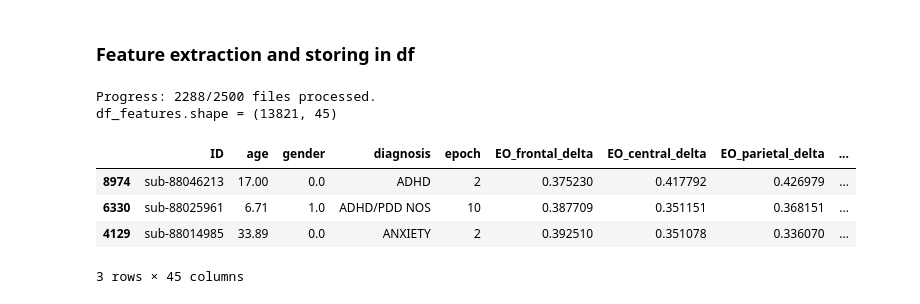
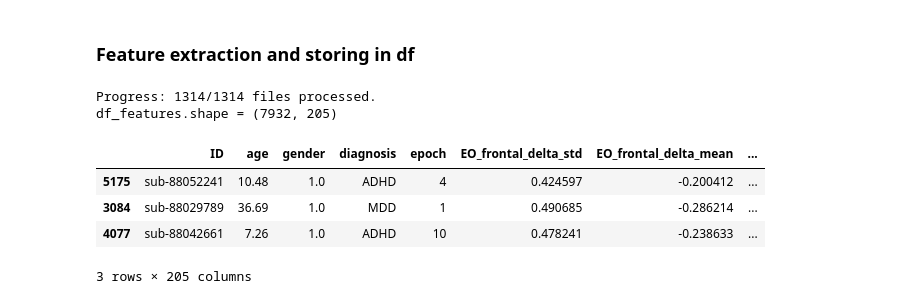
Before and after one commit to TSmolders/Internship_EEG, a Jupyter notebook: 2_feature_extraction.ipynb, the cells around one changed output. Saved outputs shown, nothing was run; the diff lists cells and outputs as text; code cells hidden in the pictures.

```diff
--- a/2_feature_extraction.ipynb
+++ b/2_feature_extraction.ipynb
@@ -22,7 +22,5 @@ and excluding replication data
 # %%
 df_participants = pd.read_pickle('D:\Documents\RU\Master_Neurobiology\Internship_jaar_2\Project\TD-BRAIN\TDBRAIN_participants_V2_data\df_participants.pkl')
 print(f'all participants: {df_participants.shape}')
-df_participants = df_participants[df_participants['DISC/REP'] == 'DISCOVERY'] # select the discovery group
-print(f'discovery participants: {df_participants.shape}')
-df_participants.head(5)
+df_participants.sample(5)
 # %% [output]
@@ -173,6 +170,7 @@ print(info)
 # %% [markdown]
 ### Feature extraction and storing in df
 # %%
+import scipy
 # calculate variance in power per freq band and per channel group for each file and store in dataframe
 eeg_dir = "D:\Documents\RU\Master_Neurobiology\Internship_jaar_2\Project\TD-BRAIN\TDBRAIN-dataset-derivatives\derivatives\preprocessed"
 
@@ -189,7 +187,7 @@ if count == 1:
     total_files = 0
     for _, dirs, files in os.walk(eeg_dir):
         #dirs[:] = [d for d in dirs if d not in exlude_dirs] # exclude directories
-        total_files += len([file for file in files if '.npy' in file and 'ses-1' in file and 'BAD' not in file])
+        total_files += len([file for file in files if any(sample_id in file for sample_id in sample_ids) and '.npy' in file and 'ses-1' in file and 'BAD' not in file])
 
 for subdir, dirs, files in os.walk(eeg_dir): # iterate through all files
     #dirs[:] = [d for d in dirs if d not in exlude_dirs] # exclude directories
@@ -216,10 +214,8 @@ for subdir, dirs, files in os.walk(eeg_dir): # iterate through all files
                 # determine age, gender, and diagnosis of participant
                 age = df_participants.loc[df_participants['participants_ID'] == file.split('_')[0], 'age'].values[0]
                 gender = df_participants.loc[df_participants['participants_ID'] == file.split('_')[0], 'gender'].values[0]
-                if df_participants.loc[df_participants['participants_ID'] == file.split('_')[0], 'formal_status'].values[0] == 'UNKNOWN':
-                    diagnosis = df_participants.loc[df_participants['participants_ID'] == file.split('_')[0], 'indication'].values[0]
-                if df_participants.loc[df_participants['participants_ID'] == file.split('_')[0], 'formal_status'].values[0] != 'UNKNOWN':
-                    diagnosis = df_participants.loc[df_participants['participants_ID'] == file.split('_')[0], 'formal_status'].values[0]
+                diagnosis = df_participants.loc[df_participants['participants_ID'] == file.split('_')[0], 'diagnosis'].values[0]
+
 
                 # add data to empty dictionary
                 feature_dict = {}
@@ -239,38 +235,59 @@ for subdir, dirs, files in os.walk(eeg_dir): # iterate through all files
                             n_cycles=(bands[band] / 2),
                             time_bandwidth=4, # just random for now
                             use_fft=True,
                             return_itc=False,
                             average=False,
                             decim=8, # decim reduces sampling rate of the tf decomposition by the defined factor
                             n_jobs=-1,
                             picks=channel_groups[group])
                         tfr_mt.apply_baseline((None, None), mode='logratio') # baseline correction, (None, None) = whole epoch
 
                         # compute average spectral spower per epoch per channel group
                         tfr_mt_std = np.std(tfr_mt.data, axis = 3) # calculate stdev over time
                         tfr_mt_std_mean = np.mean(tfr_mt_std, axis = (1, 2)) # calculate mean of stdev over channels and frequencies
 
-                        feature_dict[f'{cond}_{group}_{band}'] = tfr_mt_std_mean # add to dictionary
+                        # compute average spectral power per epoch per channel group
+                        tfr_mt_mean = np.mean(tfr_mt.data, axis = 3)
+                        tfr_mt_mean_mean = np.mean(tfr_mt_mean, axis = (1, 2))
+
+                        # compute median spectral power per epoch per channel group
+                        tfr_mt_mean_median = np.median(tfr_mt_mean, axis = (1, 2))
+
+                        # compute skewness of spectral power per epoch per channel group
+                        tfr_mt_skew = scipy.stats.skew(tfr_mt.data, axis = 3)
+                        tfr_mt_skew_mean = np.mean(tfr_mt_skew, axis = (1, 2))
+
+                        # compute kurtosis of spectral power per epoch per channel group
+                        tfr_mt_kurt = scipy.stats.kurtosis(tfr_mt.data, axis = 3)
+                        tfr_mt_kurt_mean = np.mean(tfr_mt_kurt, axis = (1, 2))
+
+
+                        # add to dictionary
+                        feature_dict[f'{cond}_{group}_{band}_std'] = tfr_mt_std_mean
+                        feature_dict[f'{cond}_{group}_{band}_mean'] = tfr_mt_mean_mean
+                        feature_dict[f'{cond}_{group}_{band}_median'] = tfr_mt_mean_median
+                        feature_dict[f'{cond}_{group}_{band}_skew'] = tfr_mt_skew_mean
+                        feature_dict[f'{cond}_{group}_{band}_kurt'] = tfr_mt_kurt_mean
 
                 # add to dataframe
                 if cond == 'EC':
                     df_ec_features = pd.concat([df_ec_features, pd.DataFrame(feature_dict)], ignore_index = True)
                 if cond == 'EO':
                     df_eo_features = pd.concat([df_eo_features, pd.DataFrame(feature_dict)], ignore_index = True)
 
                 print(f'\rProgress: {count}/{total_files} files processed.', end = '')
                 count += 1
 
 # merge EO and EC dataframes
 df_features = pd.merge(df_eo_features, df_ec_features.drop(columns=['age', 'gender', 'diagnosis']),  how='outer', on=['ID', 'epoch'])
 del df_ec_features, df_eo_features # remove dataframes to free up memory
 print(f'\n{df_features.shape = }')
 df_features.sample(3)
 # %% [output]
-Progress: 2288/2500 files processed.
-df_features.shape = (13821, 45)
+Progress: 1314/1314 files processed.
+df_features.shape = (7932, 205)
-|  | ID | age | gender | diagnosis | epoch | EO_frontal_delta | EO_central_delta | EO_parietal_delta | ... |
-| 8974 | sub-88046213 | 17.00 | 0.0 | ADHD | 2 | 0.375230 | 0.417792 | 0.426979 | ... |
-| 6330 | sub-88025961 | 6.71 | 1.0 | ADHD/PDD NOS | 10 | 0.387709 | 0.351151 | 0.368151 | ... |
-| 4129 | sub-88014985 | 33.89 | 0.0 | ANXIETY | 2 | 0.392510 | 0.351078 | 0.336070 | ... |
+|  | ID | age | gender | diagnosis | epoch | EO_frontal_delta_std | EO_frontal_delta_mean | ... |
+| 5175 | sub-88052241 | 10.48 | 1.0 | ADHD | 4 | 0.424597 | -0.200412 | ... |
+| 3084 | sub-88029789 | 36.69 | 1.0 | MDD | 1 | 0.490685 | -0.286214 | ... |
+| 4077 | sub-88042661 | 7.26 | 1.0 | ADHD | 10 | 0.478241 | -0.238633 | ... |
-3 rows × 45 columns
+3 rows × 205 columns
```
Also changed, not shown: parts of 5 cells of this notebook, 5 other files.
